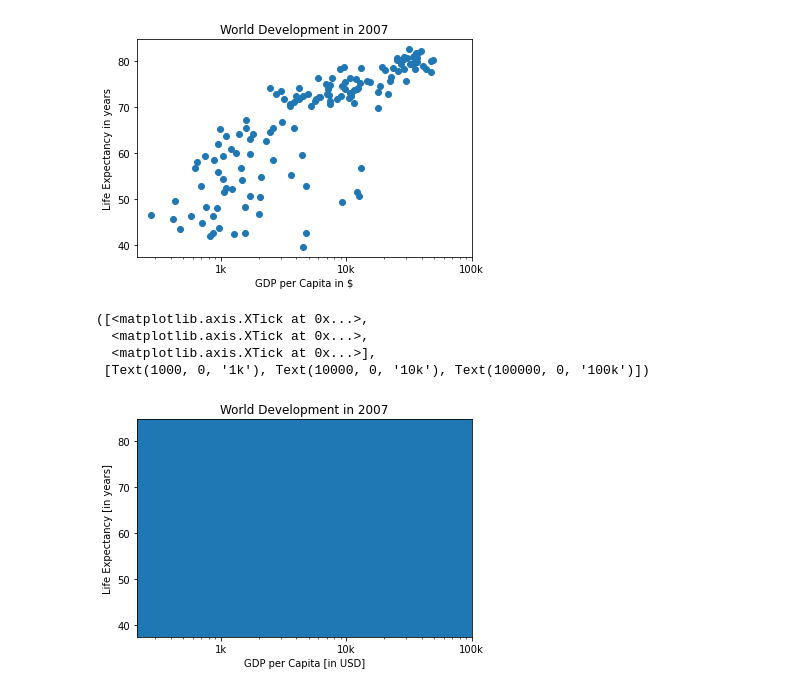
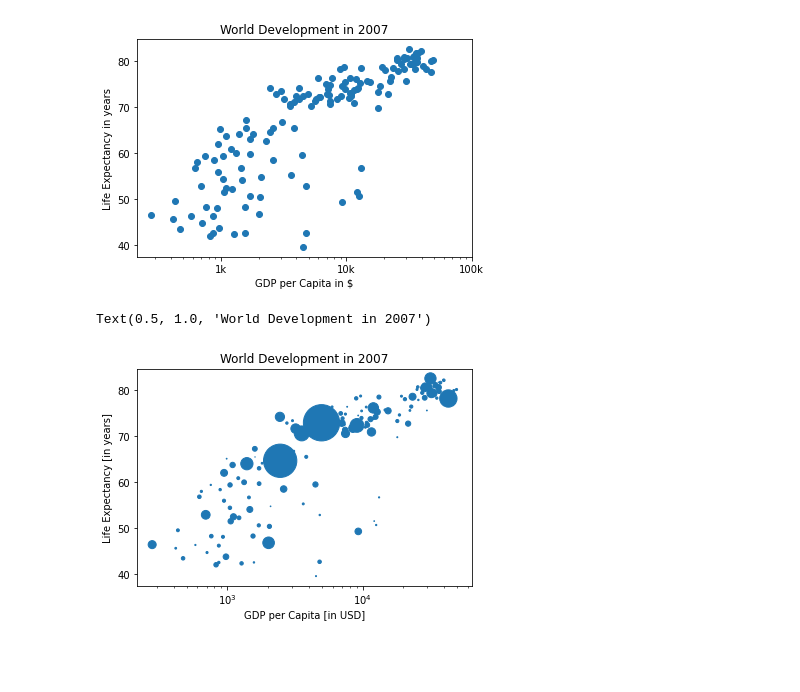
Before and after one commit to lp190/Intermediate_Python, a Jupyter notebook: Intermediate_Python/0001_Intermediate.ipynb, the cells around one changed output. Cells and saved outputs as stored; diff of their text form; code cells hidden in the pictures; blank space fills up the shorter version.

```diff
--- a/Intermediate_Python/0001_Intermediate.ipynb
+++ b/Intermediate_Python/0001_Intermediate.ipynb
@@ -138,23 +138,19 @@ plt.xticks(tick_val, tick_lab)
 # %%
 # Change size of the dots as per the population
 # Store population as a numpy array: np_pop
 np_pop = np.array(gp['population'])
 
 
 #Double np_pop
-np_pop = np_pop * 2
+np_pop = np_pop * 0.000001
 
 plt.scatter(gp['gdp_cap'], gp['life_exp'], s = np_pop)
 
 # Previous customizations
 plt.xscale('log')
 plt.xlabel('GDP per Capita [in USD]')
 plt.ylabel('Life Expectancy [in years]')
 plt.title('World Development in 2007')
-plt.xticks([1000, 10000, 100000],['1k', '10k', '100k'])
 # %% [output]
-([<matplotlib.axis.XTick at 0x...>,
-  <matplotlib.axis.XTick at 0x...>,
-  <matplotlib.axis.XTick at 0x...>],
- [Text(1000, 0, '1k'), Text(10000, 0, '10k'), Text(100000, 0, '100k')])
+Text(0.5, 1.0, 'World Development in 2007')
-[figure, old version]
+[figure, new version]
```
Also changed, not shown: parts of 1 cell of this notebook, 3 other files.
